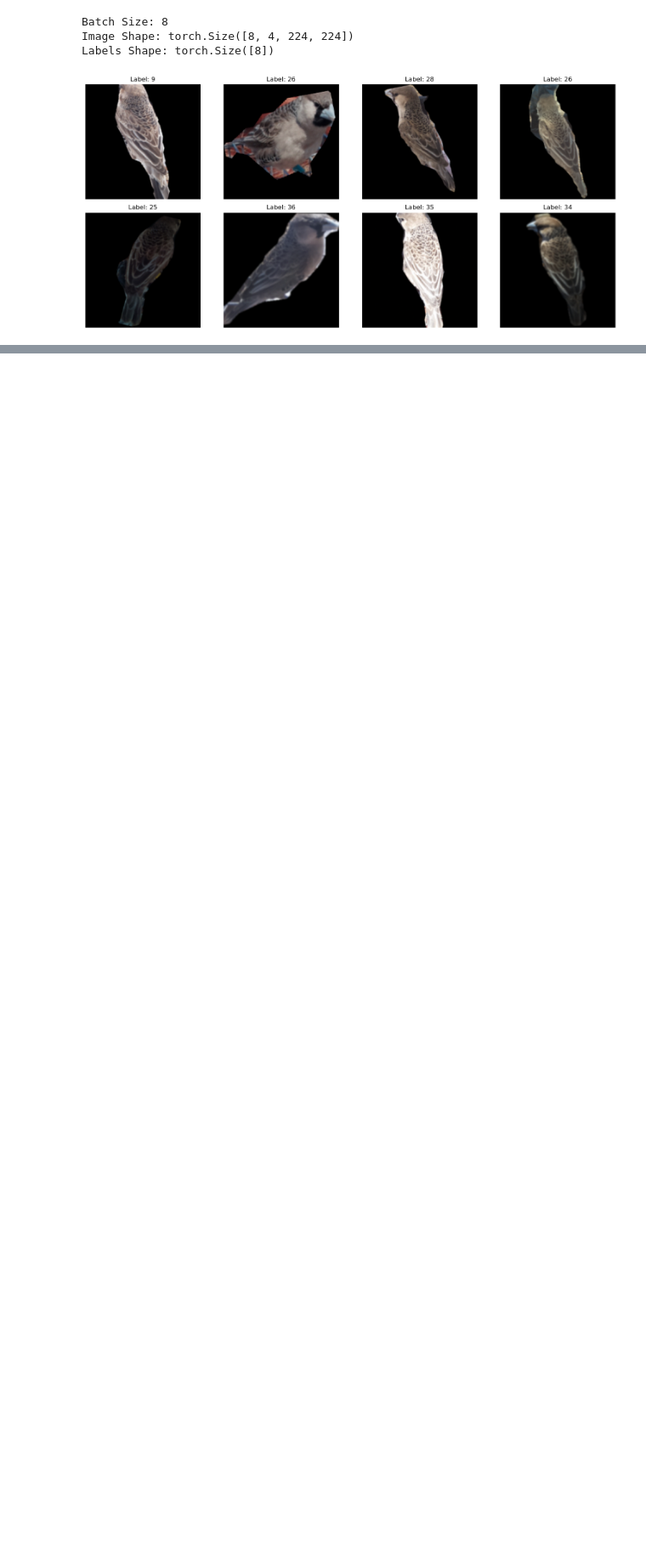
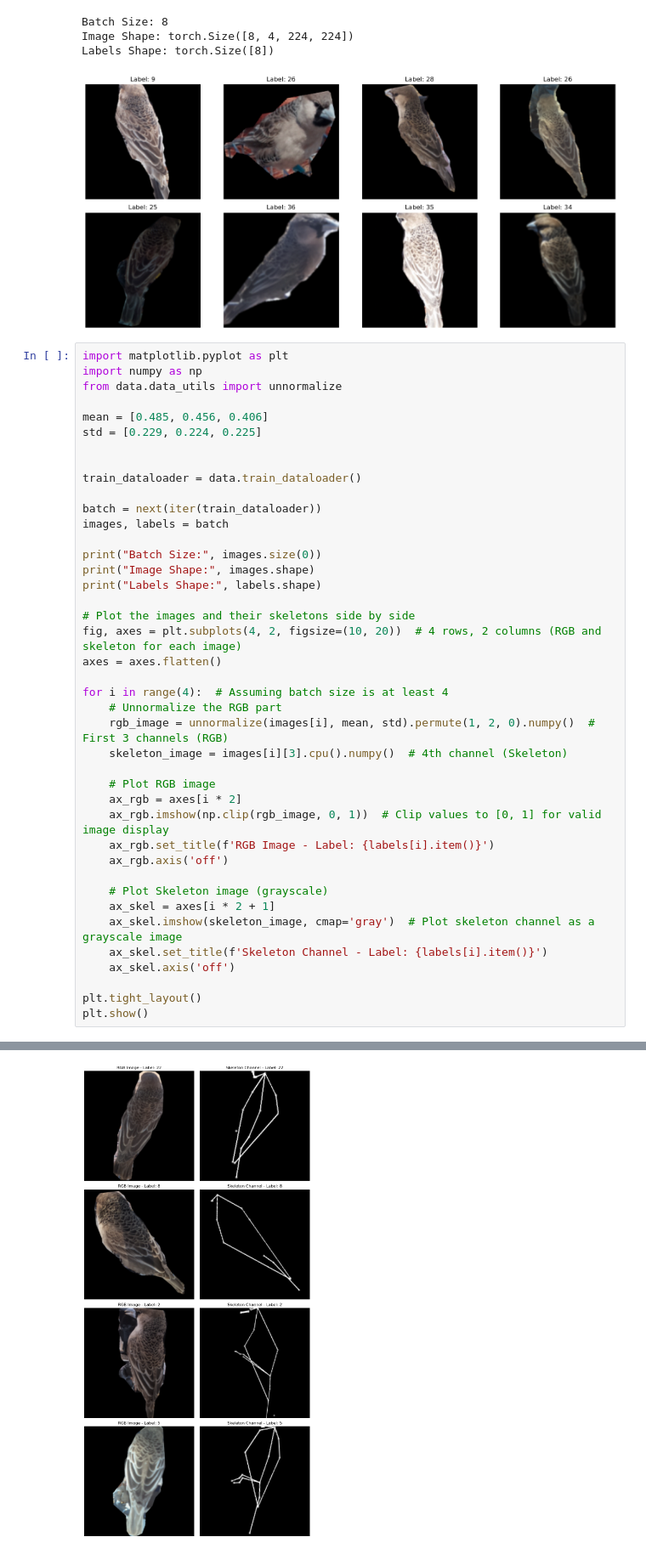
Before and after one commit to ameeassad/EagleID, a Jupyter notebook: notebooks/download_Birddataset.ipynb, the cells around one changed output, grey strips where cells are left out. Shown at 85% size. Cells and saved outputs as stored; diff of their text form; blank space fills up the shorter version.

```diff
--- a/notebooks/download_Birddataset.ipynb
+++ b/notebooks/download_Birddataset.ipynb
@@ -265,3 +247,45 @@ Batch Size: 8
 Image Shape: torch.Size([8, 4, 224, 224])
 Labels Shape: torch.Size([8])
 [figure]
+# %%
+import matplotlib.pyplot as plt
+import numpy as np
+from data.data_utils import unnormalize
+
+mean = [0.485, 0.456, 0.406]
+std = [0.229, 0.224, 0.225]
+
+
+train_dataloader = data.train_dataloader()
+
+batch = next(iter(train_dataloader))
+images, labels = batch
+
+print("Batch Size:", images.size(0))
+print("Image Shape:", images.shape)
+print("Labels Shape:", labels.shape)
+
+# Plot the images and their skeletons side by side
+fig, axes = plt.subplots(4, 2, figsize=(10, 20))  # 4 rows, 2 columns (RGB and skeleton for each image)
+axes = axes.flatten()
+
+for i in range(4):  # Assuming batch size is at least 4
+    # Unnormalize the RGB part
+    rgb_image = unnormalize(images[i], mean, std).permute(1, 2, 0).numpy()  # First 3 channels (RGB)
+    skeleton_image = images[i][3].cpu().numpy()  # 4th channel (Skeleton)
+
+    # Plot RGB image
+    ax_rgb = axes[i * 2]
+    ax_rgb.imshow(np.clip(rgb_image, 0, 1))  # Clip values to [0, 1] for valid image display
+    ax_rgb.set_title(f'RGB Image - Label: {labels[i].item()}')
+    ax_rgb.axis('off')
+
+    # Plot Skeleton image (grayscale)
+    ax_skel = axes[i * 2 + 1]
+    ax_skel.imshow(skeleton_image, cmap='gray')  # Plot skeleton channel as a grayscale image
+    ax_skel.set_title(f'Skeleton Channel - Label: {labels[i].item()}')
+    ax_skel.axis('off')
+
+plt.tight_layout()
+plt.show()
+# %% [output]
@@ -267,0 +295 @@ Labels Shape: torch.Size([8])
+[figure, added]
```
Also changed, not shown: parts of 5 cells of this notebook, 4 other files.
